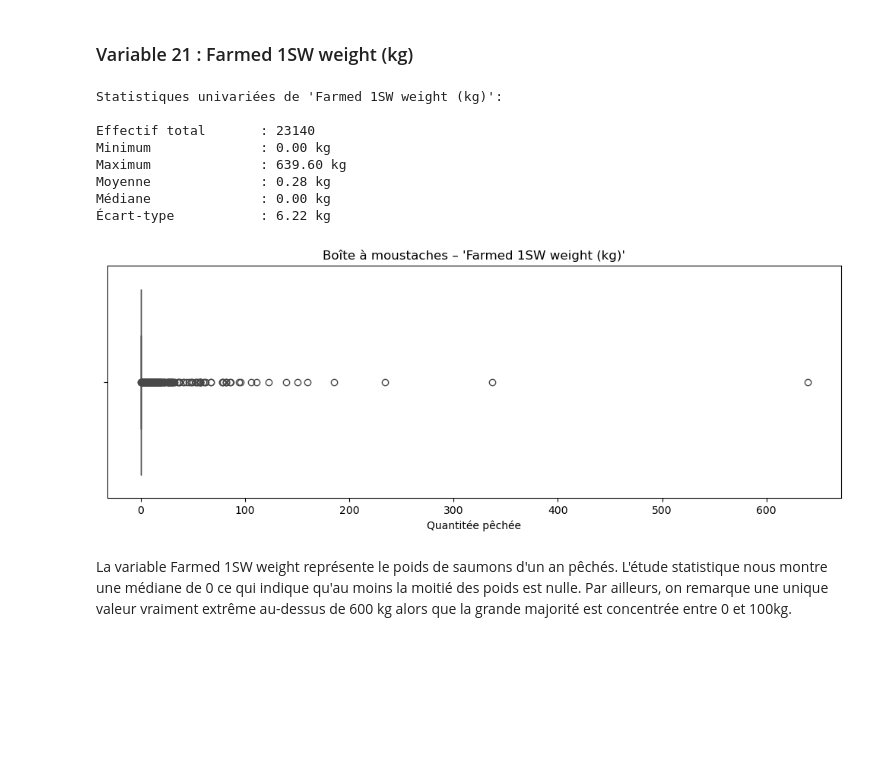
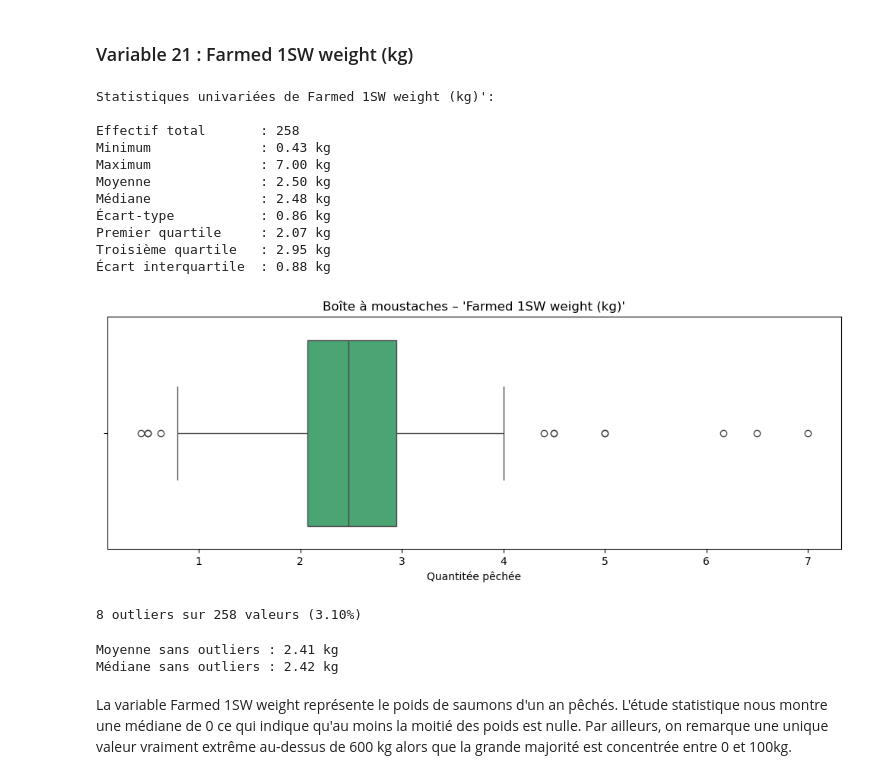
Before and after one commit to F1golfin/projet_stat, a Jupyter notebook: Etude_statistique_Saumons.ipynb, the cells around one changed output. Saved outputs shown, nothing was run; the diff lists cells and outputs as text; code cells hidden in the pictures; blank space fills up the shorter version.

Commit message:
Fin travail Armand (étude des outliers & reprise de l'étude univriée de certaines variables

```diff
--- a/Etude_statistique_Saumons.ipynb
+++ b/Etude_statistique_Saumons.ipynb
@@ -1256,32 +1256,46 @@ L'étude statistique nous montre des valeurs très faibles par rapport à l'effe
 # %% [markdown]
 ### Variable 21 : Farmed 1SW weight (kg)
 # %%
-# Extraction et nettoyage
-farm_wgt = saumons['Farmed 1SW weight (kg)']
+# On filtre les données où le dénominateur est strictement positif
+valid_rows = saumons['Farmed 1SW number'] > 0
+
+# On effectue la division uniquement sur ces lignes
+farm_1SW_weight = saumons.loc[valid_rows, 'Farmed 1SW weight (kg)'] / saumons.loc[valid_rows, 'Farmed 1SW number']
+#On extrait le poids moyen des saumons en divisant le poids par le nombre de saumons
 # %%
 # Statistiques descriptives
-print("Statistiques univariées de 'Farmed 1SW weight (kg)':\n")
-print(f"Effectif total       : {farm_wgt.count()}")
-print(f"Minimum              : {farm_wgt.min():.2f} kg")
-print(f"Maximum              : {farm_wgt.max():.2f} kg")
-print(f"Moyenne              : {farm_wgt.mean():.2f} kg")
-print(f"Médiane              : {farm_wgt.median():.2f} kg")
-print(f"Écart-type           : {farm_wgt.std():.2f} kg")
+print("Statistiques univariées de Farmed 1SW weight (kg)':\n")
+print(f"Effectif total       : {farm_1SW_weight.count()}")
+print(f"Minimum              : {farm_1SW_weight.min():.2f} kg")
+print(f"Maximum              : {farm_1SW_weight.max():.2f} kg")
+print(f"Moyenne              : {farm_1SW_weight.mean():.2f} kg")
+print(f"Médiane              : {farm_1SW_weight.median():.2f} kg")
+print(f"Écart-type           : {farm_1SW_weight.std():.2f} kg")
+# Quartiles et IQR
+q1 = farm_1SW_weight.quantile(0.25)
+q3 = farm_1SW_weight.quantile(0.75)
+iqr = q3 - q1
+print(f"Premier quartile     : {q1:.2f} kg")
+print(f"Troisième quartile   : {q3:.2f} kg")
+print(f"Écart interquartile  : {iqr:.2f} kg")
 # %% [output]
-Statistiques univariées de 'Farmed 1SW weight (kg)':
+Statistiques univariées de Farmed 1SW weight (kg)':
 
-Effectif total       : 23140
-Minimum              : 0.00 kg
-Maximum              : 639.60 kg
-Moyenne              : 0.28 kg
-Médiane              : 0.00 kg
-Écart-type           : 6.22 kg
+Effectif total       : 258
+Minimum              : 0.43 kg
+Maximum              : 7.00 kg
+Moyenne              : 2.50 kg
+Médiane              : 2.48 kg
+Écart-type           : 0.86 kg
+Premier quartile     : 2.07 kg
+Troisième quartile   : 2.95 kg
+Écart interquartile  : 0.88 kg
 # %%
 plt.figure(figsize=(10, 4))
-sns.boxplot(x=farm_wgt, color='mediumseagreen')
+sns.boxplot(x=farm_1SW_weight, color='mediumseagreen')
 plt.title("Boîte à moustaches – 'Farmed 1SW weight (kg)'")
 plt.xlabel("Quantitée pêchée")
 plt.tight_layout()
 plt.show()
 # %% [output]
-[figure, old version]
+[figure, new version]
@@ -1287,0 +1309,5 @@ plt.show()
+# %%
+outliers =farm_1SW_weight[(farm_1SW_weight< 0.1) | (farm_1SW_weight> 4.27)]
+print(f"{len(outliers)} outliers sur {len(farm_1SW_weight)} valeurs ({100*len(outliers)/len(farm_1SW_weight):.2f}%)")
+# %% [output]
+8 outliers sur 258 valeurs (3.10%)
@@ -1287,0 +1317,10 @@ plt.show()
+# %%
+saumons_1SWf_sans_outliers = farm_1SW_weight[(farm_1SW_weight >= 0.1) & (farm_1SW_weight <= 4.27)]
+moyenne_sans_outliers = saumons_1SWf_sans_outliers.mean()
+mediane_sans_outliers = saumons_1SWf_sans_outliers.median()
+
+print(f"Moyenne sans outliers : {moyenne_sans_outliers:.2f} kg")
+print(f"Médiane sans outliers : {mediane_sans_outliers:.2f} kg")
+# %% [output]
+Moyenne sans outliers : 2.41 kg
+Médiane sans outliers : 2.42 kg
```
Also changed, not shown: parts of 5 cells of this notebook.
